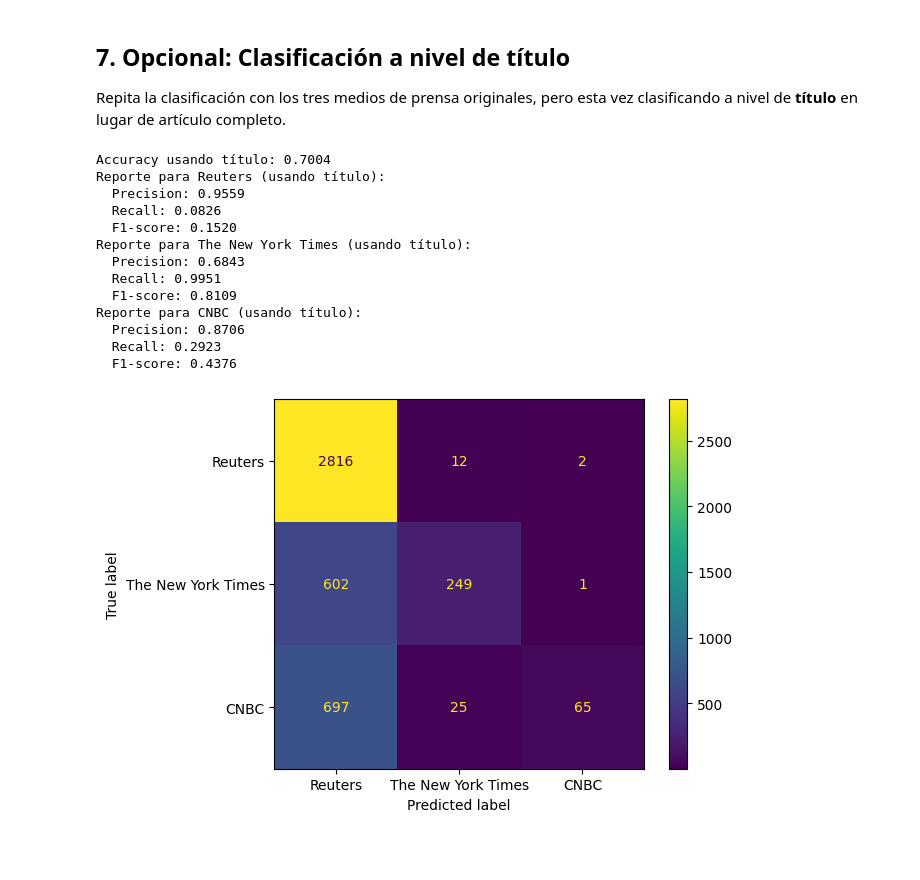
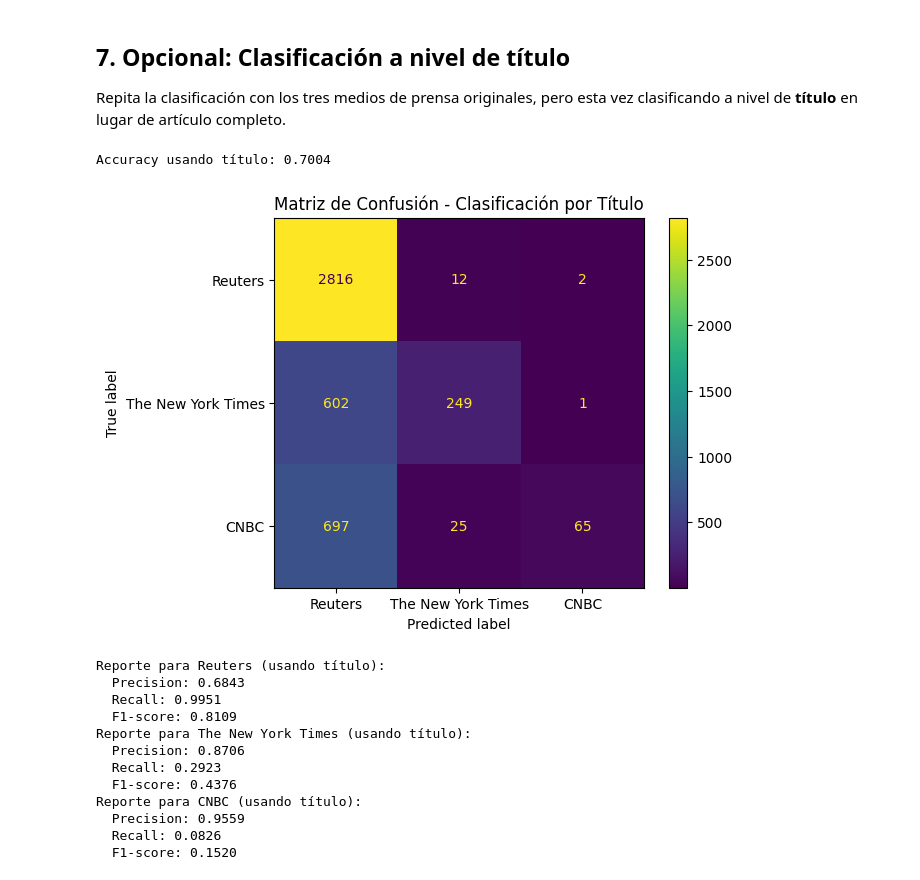
Before and after one commit to MarianoFernandez0/IntroCD, a Jupyter notebook: Tarea_2/2026_template_tarea2.ipynb, the cells around one changed output. Cells and saved outputs as stored; diff of their text form; code cells hidden in the pictures; blank space fills up the shorter version.

```diff
--- a/Tarea_2/2026_template_tarea2.ipynb
+++ b/Tarea_2/2026_template_tarea2.ipynb
@@ -78,8 +78,8 @@ N = 3
 count_by_publication = df['publication'].value_counts()
 count_by_publication.plot(kind='barh', figsize=(10, 5))
 top_3_publications = count_by_publication[:N].index.values
-df_top_3 = df[df['publication'].isin(top_3_publications)]
-
+df_top_3 = df[df['publication'].isin(top_3_publications)].copy()
+print(f"top_3_publications: {top_3_publications}")
 # Aplique clean_text sobre la columna de texto elegida y cree una nueva columna "CleanText"
 df_top_3['CleanText'] = clean_text(df_top_3, 'article')
 # %% [output]
@@ -464,39 +548,42 @@ Repita la clasificación con los tres medios de prensa originales, pero esta vez
 # %%
 # Opcional: Repita el pipeline de clasificación utilizando el título del artículo
 # en lugar del cuerpo del texto.
 X_title = clean_text(df_top_3, 'title')
 X_train_title, X_test_title, y_train_title, y_test_title = train_test_split(X_title, y, test_size=0.3, random_state=42, stratify=y)
 
 model = MultinomialNB()
 vectorizer_tfidf = TfidfVectorizer()
 model.fit(vectorizer_tfidf.fit_transform(X_train_title), y_train_title)
 y_test_title_pred = model.predict(vectorizer_tfidf.transform(X_test_title))
 accuracy_title = accuracy_score(y_test_title, y_test_title_pred)
 print(f"Accuracy usando título: {accuracy_title:.4f}")
 
 conf_matrix_title = confusion_matrix(y_test_title, y_test_title_pred, labels=top_3_publications)
 disp_title = ConfusionMatrixDisplay(confusion_matrix=conf_matrix_title, display_labels=top_3_publications)
-disp_title.plot()
+disp_title = disp_title.plot()
+plt.title("Matriz de Confusión - Clasificación por Título")
+plt.savefig("informe/figures/confusion_matrix_title_nb.png", bbox_inches='tight')
+plt.show()
 
 report_title = classification_report(y_test_title, y_test_title_pred,
     labels=top_3_publications, target_names=top_3_publications, output_dict=True)
 for publication in top_3_publications:
     print(f"Reporte para {publication} (usando título):")
     print(f"  Precision: {report_title[publication]['precision']:.4f}")
     print(f"  Recall: {report_title[publication]['recall']:.4f}")
     print(f"  F1-score: {report_title[publication]['f1-score']:.4f}")
 # %% [output]
 Accuracy usando título: 0.7004
-Reporte para Reuters (usando título):
-  Precision: 0.9559
-  Recall: 0.0826
-  F1-score: 0.1520
-Reporte para The New York Times (usando título):
-  Precision: 0.6843
-  Recall: 0.9951
-  F1-score: 0.8109
-Reporte para CNBC (usando título):
-  Precision: 0.8706
-  Recall: 0.2923
-  F1-score: 0.4376
-[figure, old version]
+[figure, new version]
+Reporte para Reuters (usando título):
+  Precision: 0.6843
+  Recall: 0.9951
+  F1-score: 0.8109
+Reporte para The New York Times (usando título):
+  Precision: 0.8706
+  Recall: 0.2923
+  F1-score: 0.4376
+Reporte para CNBC (usando título):
+  Precision: 0.9559
+  Recall: 0.0826
+  F1-score: 0.1520
```
Also changed, not shown: parts of 13 cells of this notebook, 21 other files.
